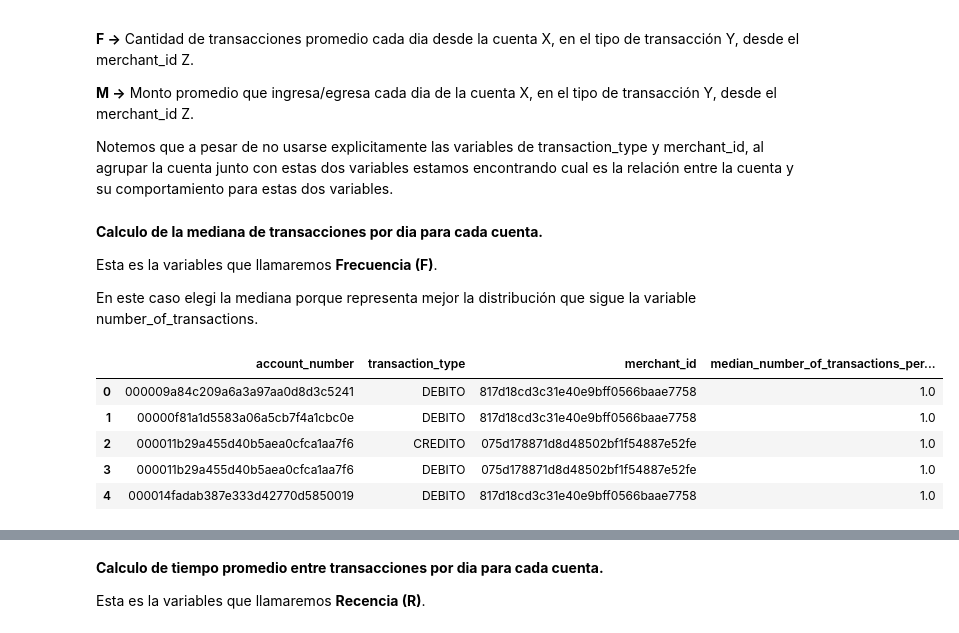
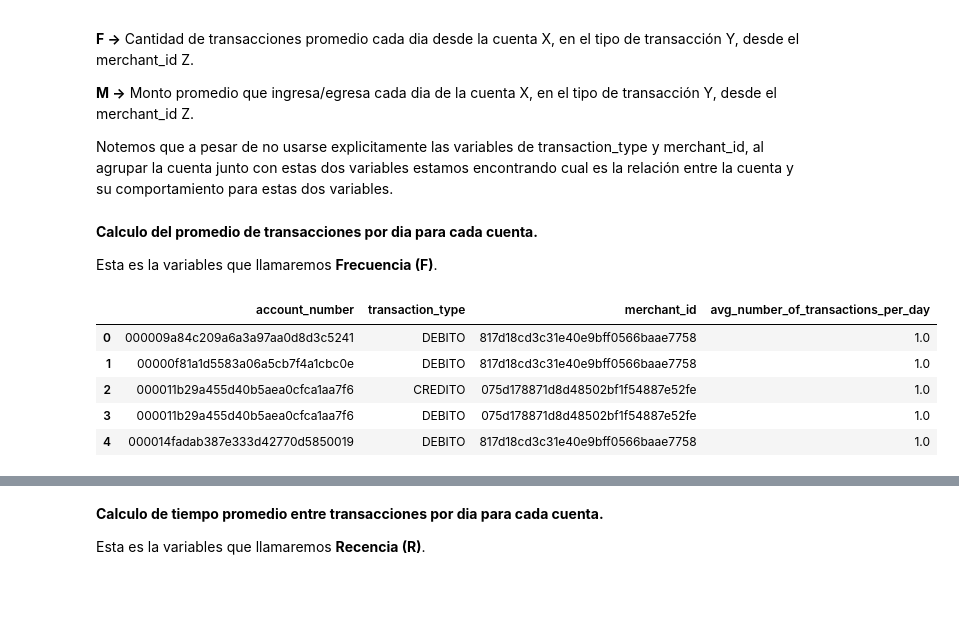
Before and after one commit to matmartinez97/RetoNEQUI, a Jupyter notebook: RetoNEQUI.ipynb, the cells around one changed output, grey strips where cells are left out. Cells and saved outputs as stored; diff of their text form; code cells hidden in the pictures; blank space fills up the shorter version.

```diff
--- a/RetoNEQUI.ipynb
+++ b/RetoNEQUI.ipynb
@@ -198,20 +204,18 @@ df['seconds_between_transactions'] = (df['transaction_date'] - df['transaction_d
 # Elimino los registros que no tengan diferencia en segundos entre transacciones. Son pocos y atipicos. No tiene sentido que dos transacciones del mismo tipo se hagan en exactamente el mismo segundo.
 df = df.drop(df[df['seconds_between_transactions'] == 0].index)
 # %% [markdown]
-**Calculo de la mediana de transacciones por dia para cada cuenta.**
+**Calculo del promedio de transacciones por dia para cada cuenta.**
 
 Esta es la variables que llamaremos **Frecuencia (F)**.
-
-En este caso elegi la mediana porque representa mejor la distribución que sigue la variable number_of_transactions.
 # %%
 df_avg_transactions_per_day = df.groupby(["account_number", "transaction_type", 'merchant_id', "month", "day"])["account_number"].agg('count').to_frame('number_of_transactions').reset_index()
-df_avg_transactions_per_day = df_avg_transactions_per_day.groupby(["account_number", "transaction_type", 'merchant_id'])["number_of_transactions"].agg('median').to_frame('median_number_of_transactions_per_day').reset_index()
+df_avg_transactions_per_day = df_avg_transactions_per_day.groupby(["account_number", "transaction_type", 'merchant_id'])["number_of_transactions"].agg('mean').to_frame('avg_number_of_transactions_per_day').reset_index()
 
-df_avg_transactions_per_day["median_number_of_transactions_per_day"] = df_avg_transactions_per_day["median_number_of_transactions_per_day"].round()
+df_avg_transactions_per_day["avg_number_of_transactions_per_day"] = df_avg_transactions_per_day["avg_number_of_transactions_per_day"].round()
 
 df_avg_transactions_per_day.head()
 # %% [output]
-|  | account_number | transaction_type | merchant_id | median_number_of_transactions_per... |
+|  | account_number | transaction_type | merchant_id | avg_number_of_transactions_per_day |
 | 0 | 000009a84c209a6a3a97aa0d8d3c5241 | DEBITO | 817d18cd3c31e40e9bff0566baae7758 | 1.0 |
 | 1 | 00000f81a1d5583a06a5cb7f4a1cbc0e | DEBITO | 817d18cd3c31e40e9bff0566baae7758 | 1.0 |
 | 2 | 000011b29a455d40b5aea0cfca1aa7f6 | CREDITO | 075d178871d8d48502bf1f54887e52fe | 1.0 |
```
Also changed, not shown: parts of 13 cells of this notebook.
